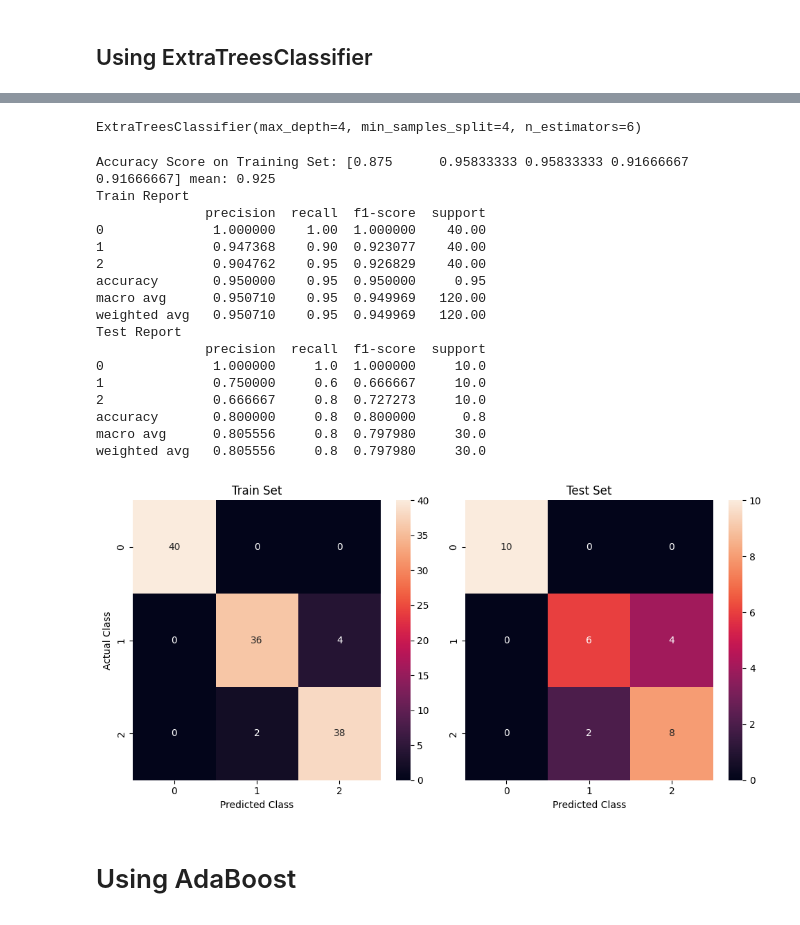
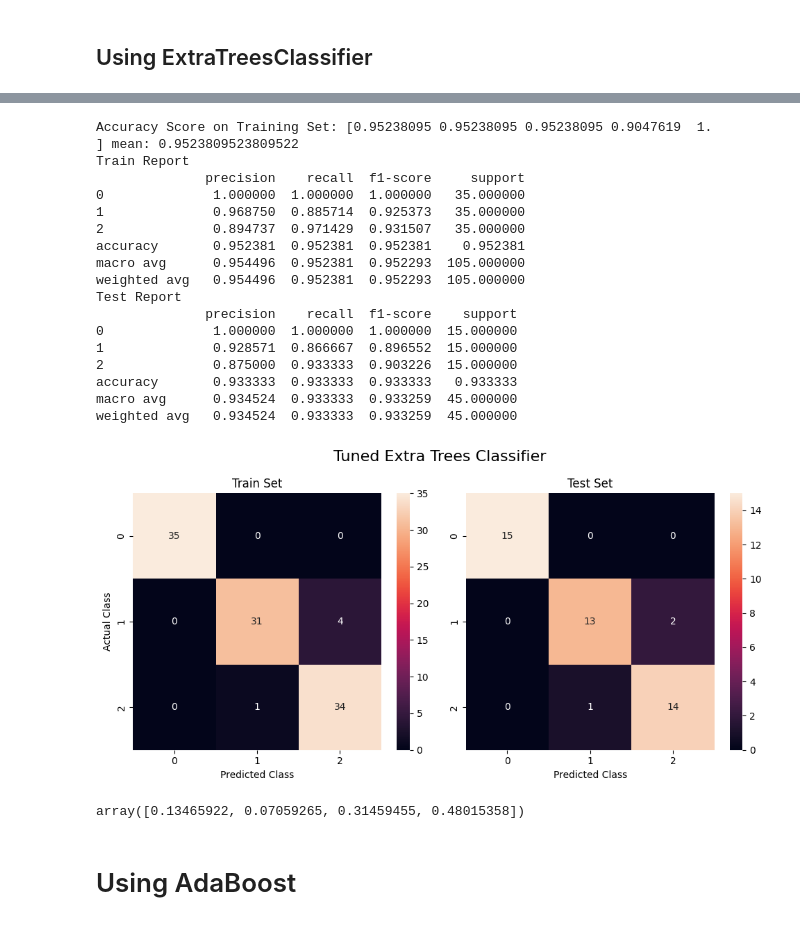
Before and after one commit to Manan-Parakh/CBTCIP-, a Jupyter notebook: IRIS/Iris_Flower_Classification.ipynb, the cells around one changed output, grey strips where cells are left out. Drawn from its saved outputs; the diff is of its cells as text; code cells hidden in the pictures.

```diff
--- a/IRIS/Iris_Flower_Classification.ipynb
+++ b/IRIS/Iris_Flower_Classification.ipynb
@@ -343,26 +339,28 @@ extra_clf = grid_extra.best_estimator_
+# %%
+extra_clf = ExtraTreesClassifier(min_samples_split = 6, max_depth = 2, n_estimators = 35) #f1 0.96, 0.93
+# %%
+model_perf(extra_clf, "Tuned Extra Trees Classifier")
+# %% [output]
+Accuracy Score on Training Set: [0.95238095 0.95238095 0.95238095 0.9047619  1.        ] mean: 0.9523809523809522
+Train Report
+              precision    recall  f1-score     support
+0              1.000000  1.000000  1.000000   35.000000
+1              0.968750  0.885714  0.925373   35.000000
+2              0.894737  0.971429  0.931507   35.000000
+accuracy       0.952381  0.952381  0.952381    0.952381
+macro avg      0.954496  0.952381  0.952293  105.000000
+weighted avg   0.954496  0.952381  0.952293  105.000000
+Test Report
+              precision    recall  f1-score    support
+0              1.000000  1.000000  1.000000  15.000000
+1              0.928571  0.866667  0.896552  15.000000
+2              0.875000  0.933333  0.903226  15.000000
+accuracy       0.933333  0.933333  0.933333   0.933333
+macro avg      0.934524  0.933333  0.933259  45.000000
+weighted avg   0.934524  0.933333  0.933259  45.000000
+[figure, added]
 # %%
-extra_clf
+extra_clf.feature_importances_
 # %% [output]
-ExtraTreesClassifier(max_depth=4, min_samples_split=4, n_estimators=6)
+array([0.13465922, 0.07059265, 0.31459455, 0.48015358])
-# %%
-model_perf(extra_clf)
-# %% [output]
-Accuracy Score on Training Set: [0.875      0.95833333 0.95833333 0.91666667 0.91666667] mean: 0.925
-Train Report
-              precision  recall  f1-score  support
-0              1.000000    1.00  1.000000    40.00
-1              0.947368    0.90  0.923077    40.00
-2              0.904762    0.95  0.926829    40.00
-accuracy       0.950000    0.95  0.950000     0.95
-macro avg      0.950710    0.95  0.949969   120.00
-weighted avg   0.950710    0.95  0.949969   120.00
-Test Report
-              precision  recall  f1-score  support
-0              1.000000     1.0  1.000000     10.0
-1              0.750000     0.6  0.666667     10.0
-2              0.666667     0.8  0.727273     10.0
-accuracy       0.800000     0.8  0.800000      0.8
-macro avg      0.805556     0.8  0.797980     30.0
-weighted avg   0.805556     0.8  0.797980     30.0
-[figure, removed]
 # %%
```
Also changed, not shown: parts of 60 cells of this notebook.
